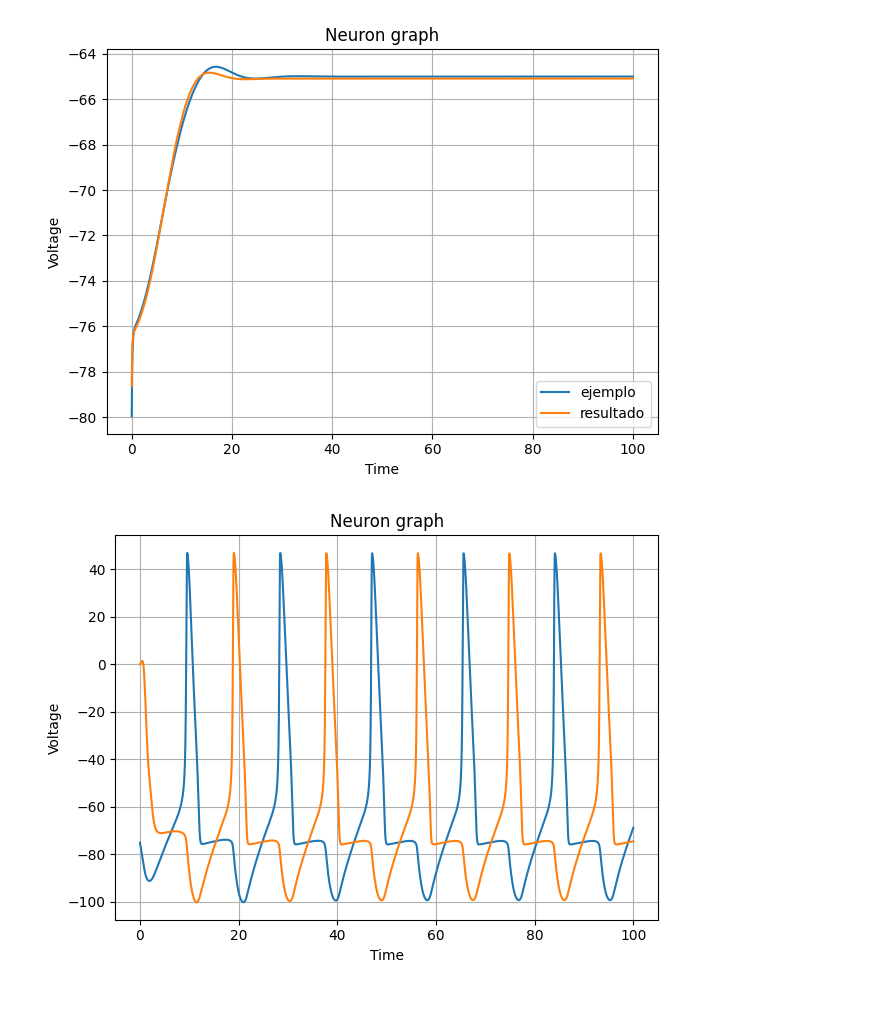
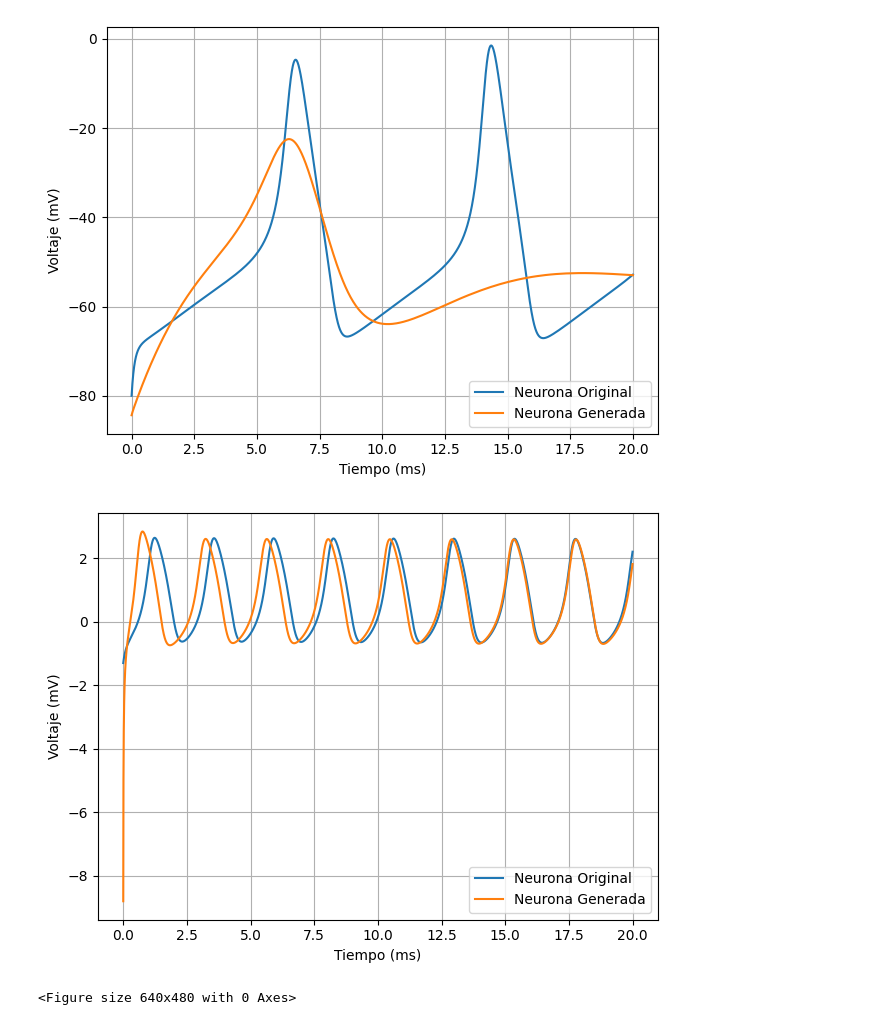
Before and after one commit to 97pablo/neun, a Jupyter notebook: simulation_graphs.ipynb, the cells around one changed output. Drawn from its saved outputs; the diff is of its cells as text; code cells hidden in the pictures.

```diff
--- a/simulation_graphs.ipynb
+++ b/simulation_graphs.ipynb
@@ -29,14 +29,28 @@ def points_synapsis(filename):
     return x, y1, y2
 
 
-def plot_basic(file, label):
+def plot_basic(file, label, limit=None):
     # Load the data
     x, y = points_basic(file)
-    plt.plot(x, y, label=label)
+
+    if not limit:
+        plt.plot(x, y, label=label)
+    else:
+        plt.plot(x[:limit], y[:limit], label=label)
 
 
-def plot_synapsis(file, label1, label2):
+def plot_synapsis(file, label1, label2, limit=None):
     # Load the data
     x, y1, y2 = points_synapsis(file)
-    plt.plot(x, y1, label=label1)
-    plt.plot(x, y2, label=label2)
+
+    if not limit:
+        plt.plot(x, y1, label=label1)
+        plt.plot(x, y2, label=label2)
+    else:
+        plt.plot(x[:limit], y1[:limit], label=label1)
+        plt.plot(x[:limit], y2[:limit], label=label2)
+
+def plot_peaks(file, label):
+    # Load the data
+    x, y = points_basic(file)
+    plt.plot(x, y, label=label, linestyle='None', marker='*')
@@ -43,25 +264,28 @@ def plot_synapsis(file, label1, label2):
 # %%
-plot_basic("build/example1.txt", "ejemplo")
-plot_basic("build/example2.txt", "resultado")
+plot_basic("build/basic.txt", "Neurona Original")
+plot_basic("build/recreated.txt", "Neurona Generada")
 
-plt.xlabel("Time")
-plt.ylabel("Voltage")
-plt.title("Neuron graph")
+plt.xlabel("Tiempo (ms)")
+plt.ylabel("Voltaje (mV)")
+plt.title("")
 plt.grid(True)
 plt.legend()
 plt.tight_layout()
-plt.show()
+plt.savefig("img/neuron_replicated_square.png", format='png', dpi=200)
 # %% [output]
-[figure, old version]
+[figure, new version]
 # %%
-plot_synapsis("build/synapsis.txt", "neuron1", "neuron2")
+plot_basic("build/model.txt", "Neurona Original", 20000)
+plot_basic("build/model_recreated.txt", "Neurona Generada", 20000)
 
-plt.xlabel("Time")
-plt.ylabel("Voltage")
-plt.title("Neuron graph")
+plt.xlabel("Tiempo (ms)")
+plt.ylabel("Voltaje (mV)")
+plt.title("")
 plt.grid(True)
-#plt.legend()
+plt.legend()
 plt.tight_layout()
-plt.show()
+#plt.show()
+plt.savefig("img/alternative_model.png", format='png', dpi=200)
 # %% [output]
-[figure, old version]
+[figure, new version]
+<Figure size 640x480 with 0 Axes>
```
Also changed, not shown: parts of 16 cells of this notebook, 41 other files.
